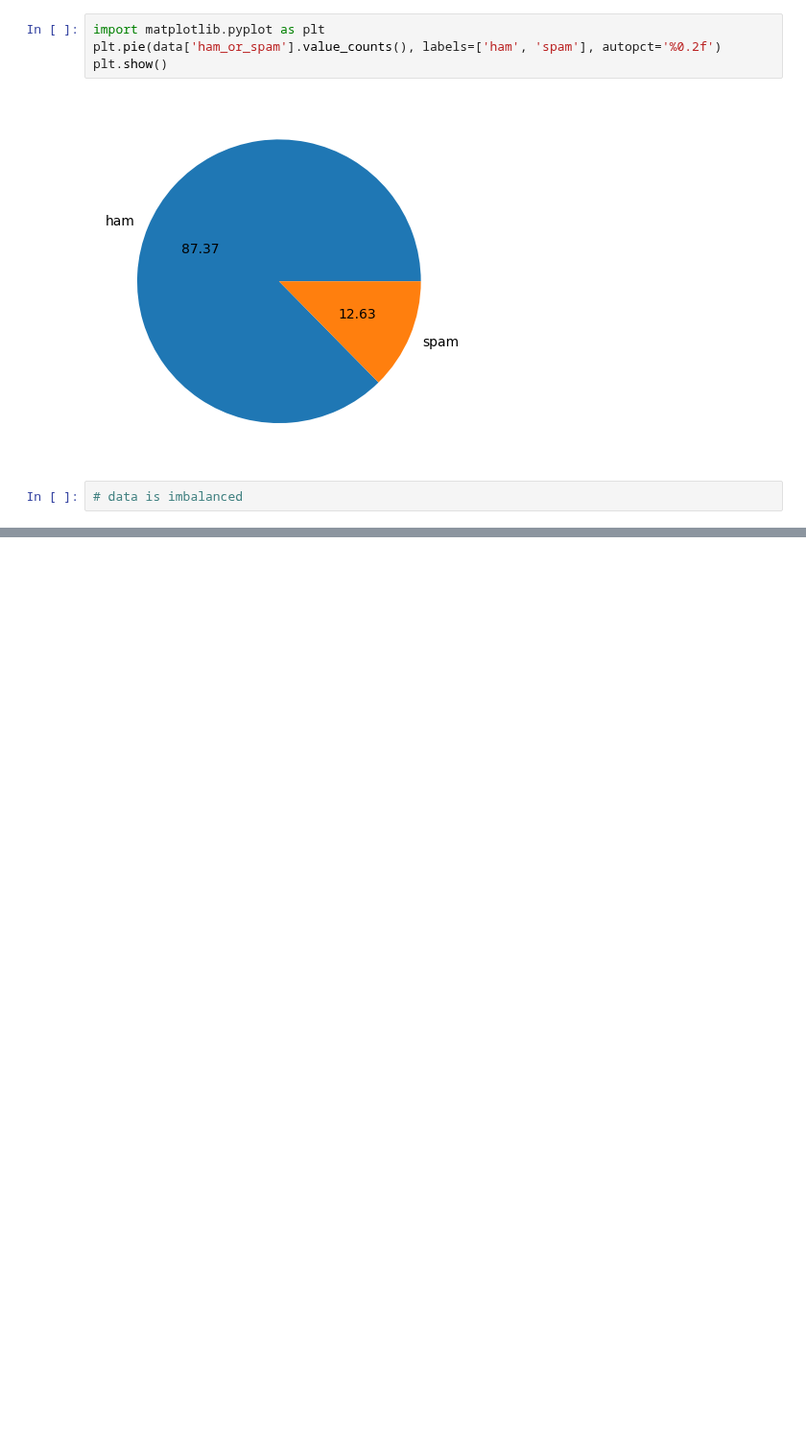
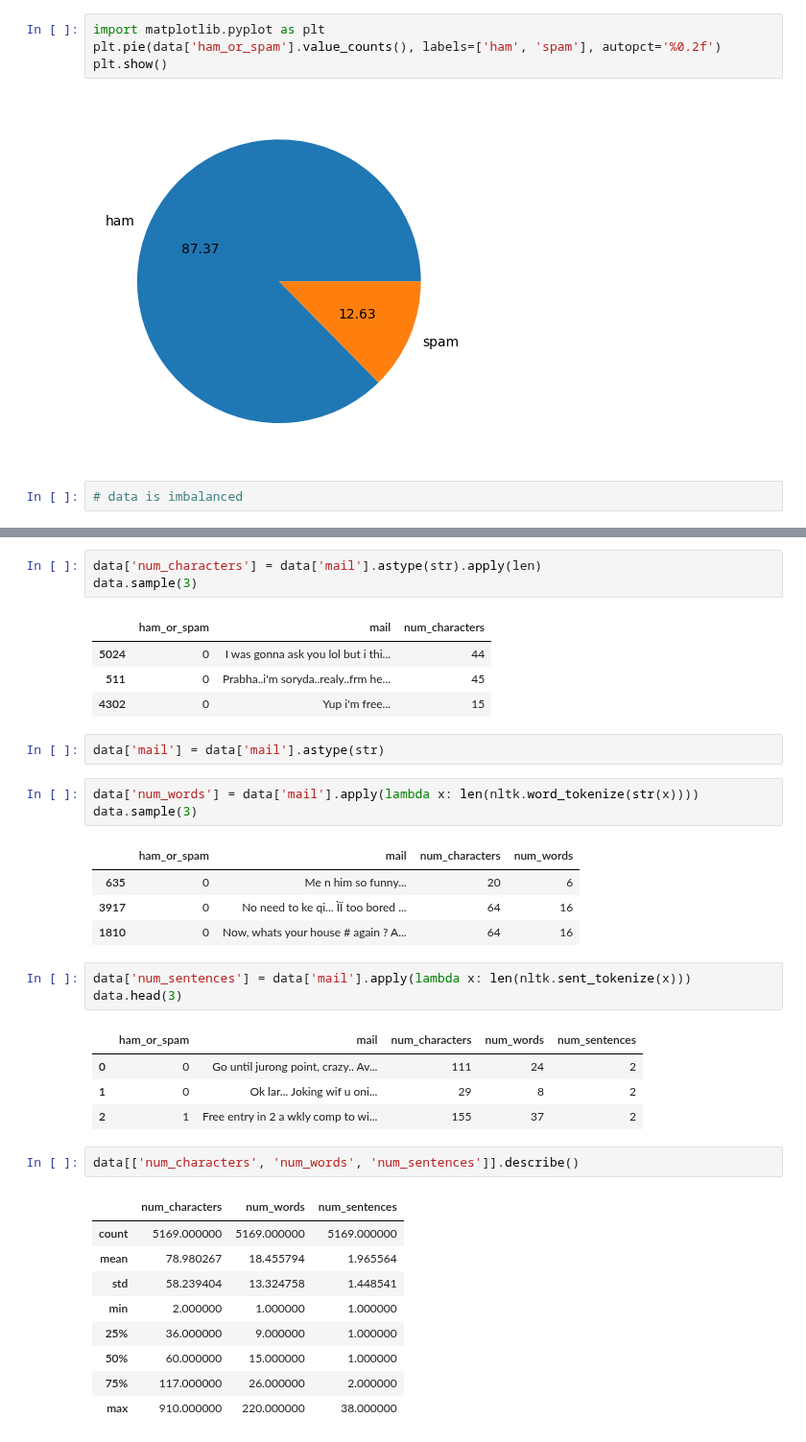
Before and after one commit to Sarvesh-Kesharwani/Spam_Classifier, a Jupyter notebook: 2. data_cleaning/1.ipynb, the cells around one changed output, grey strips where cells are left out. Shown at 96% size. Saved outputs shown, nothing was run; the diff lists cells and outputs as text; blank space fills up the shorter version.

```diff
--- a/2. data_cleaning/1.ipynb
+++ b/2. data_cleaning/1.ipynb
@@ -86,0 +103,38 @@ plt.show()
+# %%
+data['num_characters'] = data['mail'].astype(str).apply(len)
+data.sample(3)
+# %% [output]
+|  | ham_or_spam | mail | num_characters |
+| 5024 | 0 | I was gonna ask you lol but i thi... | 44 |
+| 511 | 0 | Prabha..i'm soryda..realy..frm he... | 45 |
+| 4302 | 0 | Yup i'm free... | 15 |
+# %%
+data['mail'] = data['mail'].astype(str)
+# %%
+data['num_words'] = data['mail'].apply(lambda x: len(nltk.word_tokenize(str(x))))
+data.sample(3)
+# %% [output]
+|  | ham_or_spam | mail | num_characters | num_words |
+| 635 | 0 | Me n him so funny... | 20 | 6 |
+| 3917 | 0 | No need to ke qi... ÌÏ too bored ... | 64 | 16 |
+| 1810 | 0 | Now, whats your house # again ? A... | 64 | 16 |
+# %%
+data['num_sentences'] = data['mail'].apply(lambda x: len(nltk.sent_tokenize(x)))
+data.head(3)
+# %% [output]
+|  | ham_or_spam | mail | num_characters | num_words | num_sentences |
+| 0 | 0 | Go until jurong point, crazy.. Av... | 111 | 24 | 2 |
+| 1 | 0 | Ok lar... Joking wif u oni... | 29 | 8 | 2 |
+| 2 | 1 | Free entry in 2 a wkly comp to wi... | 155 | 37 | 2 |
+# %%
+data[['num_characters', 'num_words', 'num_sentences']].describe()
+# %% [output]
+|  | num_characters | num_words | num_sentences |
+| count | 5169.000000 | 5169.000000 | 5169.000000 |
+| mean | 78.980267 | 18.455794 | 1.965564 |
+| std | 58.239404 | 13.324758 | 1.448541 |
+| min | 2.000000 | 1.000000 | 1.000000 |
+| 25% | 36.000000 | 9.000000 | 1.000000 |
+| 50% | 60.000000 | 15.000000 | 1.000000 |
+| 75% | 117.000000 | 26.000000 | 2.000000 |
+| max | 910.000000 | 220.000000 | 38.000000 |
```
Also changed, not shown: parts of 2 cells of this notebook, 1 other file.
